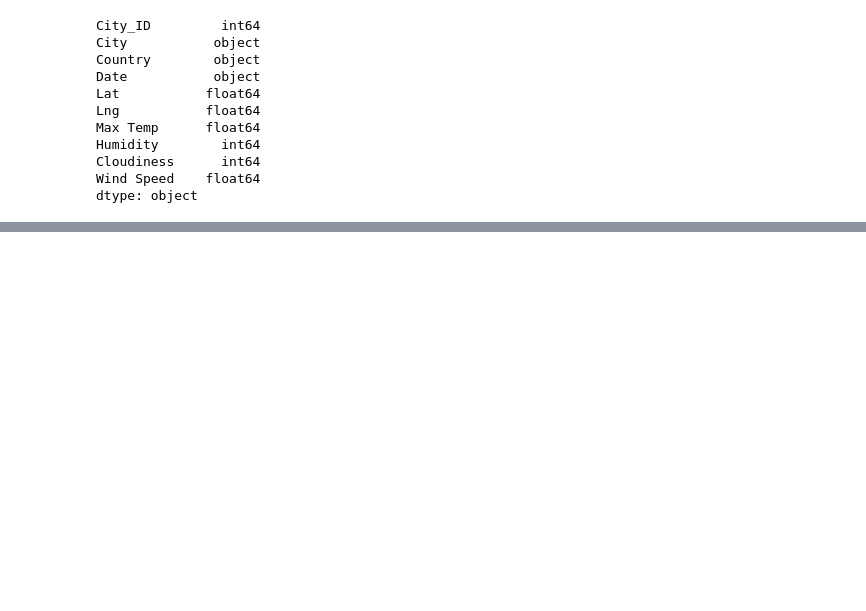
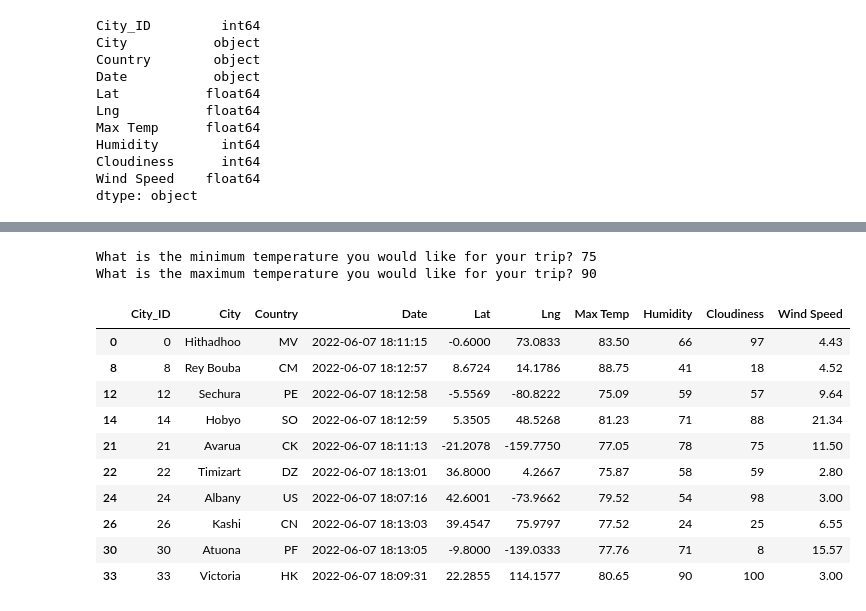
Before and after one commit to awalindeep/World_Weather_Analysis, a Jupyter notebook: VacationPy.ipynb, the cells around one changed output, grey strips where cells are left out. Cells and saved outputs as stored; diff of their text form; code cells hidden in the pictures; blank space fills up the shorter version.

```diff
--- a/VacationPy.ipynb
+++ b/VacationPy.ipynb
@@ -59,0 +74,24 @@ for temp in max_temp:
+# %%
+# Ask the customer to add a minimum and maximum temperature value.
+min_temp = float(input("What is the minimum temperature you would like for your trip? "))
+max_temp = float(input("What is the maximum temperature you would like for your trip? "))
+# %% [output]
+What is the minimum temperature you would like for your trip? 75
+What is the maximum temperature you would like for your trip? 90
+# %%
+# Filter the dataset to find the cities that fit the criteria.
+preferred_cities_df = city_data_df.loc[(city_data_df["Max Temp"] <= max_temp) & \
+                                       (city_data_df["Max Temp"] >= min_temp)]
+preferred_cities_df.head(10)
+# %% [output]
+|  | City_ID | City | Country | Date | Lat | Lng | Max Temp | Humidity | Cloudiness | Wind Speed |
+| 0 | 0 | Hithadhoo | MV | 2022-06-07 18:11:15 | -0.6000 | 73.0833 | 83.50 | 66 | 97 | 4.43 |
+| 8 | 8 | Rey Bouba | CM | 2022-06-07 18:12:57 | 8.6724 | 14.1786 | 88.75 | 41 | 18 | 4.52 |
+| 12 | 12 | Sechura | PE | 2022-06-07 18:12:58 | -5.5569 | -80.8222 | 75.09 | 59 | 57 | 9.64 |
+| 14 | 14 | Hobyo | SO | 2022-06-07 18:12:59 | 5.3505 | 48.5268 | 81.23 | 71 | 88 | 21.34 |
+| 21 | 21 | Avarua | CK | 2022-06-07 18:11:13 | -21.2078 | -159.7750 | 77.05 | 78 | 75 | 11.50 |
+| 22 | 22 | Timizart | DZ | 2022-06-07 18:13:01 | 36.8000 | 4.2667 | 75.87 | 58 | 59 | 2.80 |
+| 24 | 24 | Albany | US | 2022-06-07 18:07:16 | 42.6001 | -73.9662 | 79.52 | 54 | 98 | 3.00 |
+| 26 | 26 | Kashi | CN | 2022-06-07 18:13:03 | 39.4547 | 75.9797 | 77.52 | 24 | 25 | 6.55 |
+| 30 | 30 | Atuona | PF | 2022-06-07 18:13:05 | -9.8000 | -139.0333 | 77.76 | 71 | 8 | 15.57 |
+| 33 | 33 | Victoria | HK | 2022-06-07 18:09:31 | 22.2855 | 114.1577 | 80.65 | 90 | 100 | 3.00 |
```
Also changed, not shown: parts of 14 cells of this notebook.
